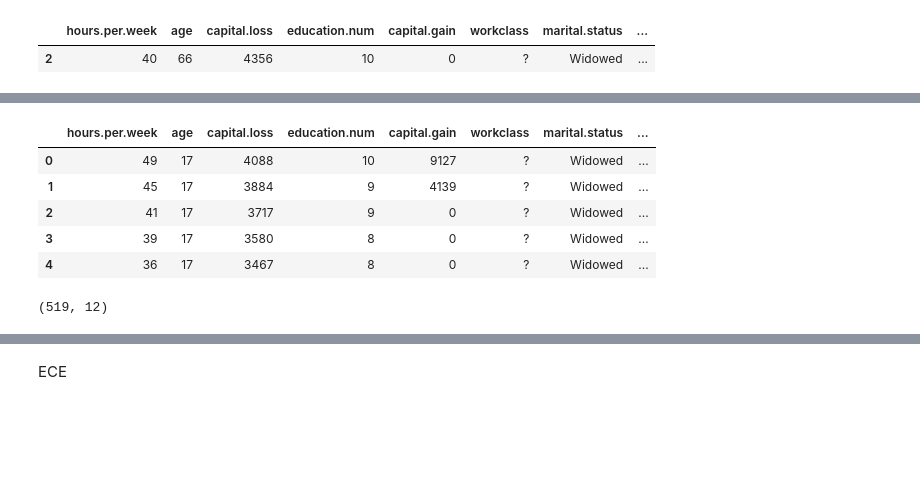
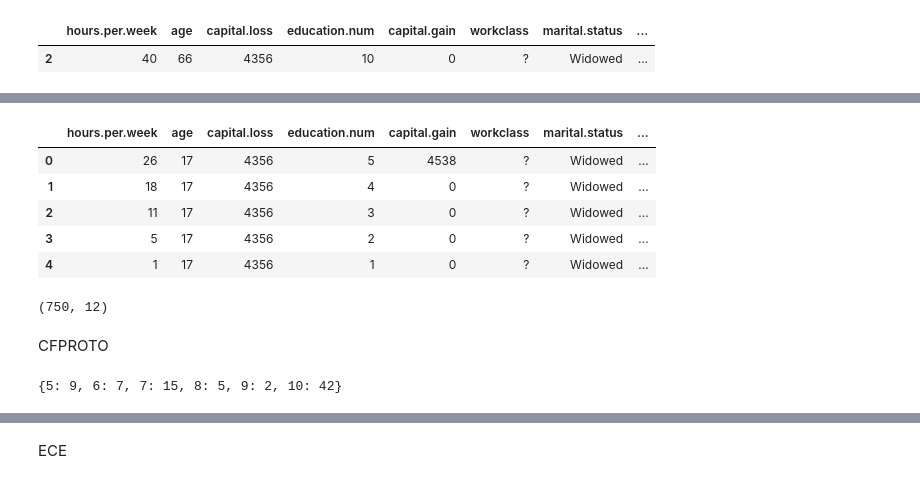
Before and after one commit to istepka/MCSECE, a Jupyter notebook: src/ensemble.ipynb, the cells around one changed output, grey strips where cells are left out. Drawn from its saved outputs; the diff is of its cells as text; code cells hidden in the pictures; blank space fills up the shorter version.

```diff
--- a/src/ensemble.ipynb
+++ b/src/ensemble.ipynb
@@ -36,8 +38,8 @@ dice_model = DiceModel(
     continuous_features=constr['continuous_features_nonsplit'],
     categorical_features=constr['categorical_features_nonsplit'],
     target=constr['target_feature'],
-    model_path='../models/adult_NN/',
-    backend='TF2',
+    model_path='../models/adult_RF.pkl',
+    backend='sklearn',
     func='ohe-min-max',
 )
 
@@ -63,10 +65,4 @@ all_counterfactuals.head(5)
 # %%
-import alibi
-import tensorflow as tf
-from alibi.explainers import Counterfactual
-
-tf.compat.v1.disable_eager_execution()
-
 
 # Transform dataset to sparse
 train_dataset_sparse = transform_to_sparse(
@@ -84,20 +80,3 @@ train_dataset_sparse_normalized = min_max_normalization(
 )
 
 query_instance_sparse_normalized = train_dataset_sparse_normalized[instance_to_explain_index:instance_to_explain_index+1]
-
-
-
-# Define the model
-model = tf.keras.models.load_model('../models/adult_NN/')
-
-shape = query_instance_sparse_normalized.shape
-
-
-cf = Counterfactual(model, shape, distance_fn='l1', target_proba=1.0,
-                    target_class='other', max_iter=1000, early_stop=50, lam_init=1e-1,
-                    max_lam_steps=15, tol=0.3, learning_rate_init=0.1,
-                    feature_range=(0, 1), eps=0.1, init='identity',
-                    decay=True, write_dir=None, debug=False)
-
-# Get Explanation
-explanation = cf.explain(query_instance_sparse_normalized)
@@ -105,0 +83,5 @@ WARNING:tensorflow:From c:\ProgramData\Anaconda3\envs\cf\lib\site-packages\alibi
+# %%
+from alibi_impl import AlibiWachter
+
+model = AlibiWachter('../models/adult_RF.pkl', 'sklearn', query_instance_sparse_normalized.shape)
+explanation = model.generate_counterfactuals(query_instance_sparse_normalized)
@@ -107,41 +91,46 @@ WARNING:tensorflow:From c:\ProgramData\Anaconda3\envs\cf\lib\site-packages\alibi
 wachter_counterfactuals = []
 for key, lst in explanation['data']['all'].items():
     if lst:
         for cf in lst:
             wachter_counterfactuals.append(cf['X'])
 
-wachter_counterfactuals = np.array(wachter_counterfactuals).reshape(-1, shape[1])
+wachter_counterfactuals = np.array(wachter_counterfactuals).reshape(-1, query_instance_sparse_normalized.shape[1])
 
 wachter_counterfactuals_df = pd.DataFrame(wachter_counterfactuals, columns=constr['features_order_after_split'])
 
 # Inverse min-max normalization
 wachter_counterfactuals_df = inverse_min_max_normalization(
     _df=wachter_counterfactuals_df,
     original_df=train_dataset.drop(columns="income"),
     continuous_features=constr['continuous_features_nonsplit']
 )
 
 # Inverse transform to sparse
 wachter_counterfactuals_df = inverse_transform_to_sparse(
     sparse_df=wachter_counterfactuals_df,
     original_df=train_dataset.drop(columns="income"),
     categorical_features=constr['categorical_features_nonsplit'],
     continuous_features=constr['continuous_features_nonsplit']
 )
 
 wachter_counterfactuals_df['explainer'] = 'wachter'
 
-all_counterfactuals = pd.concat([all_counterfactuals, wachter_counterfactuals_df], ignore_index=True)
+# Reduce number of Wachter counterfactuals because they are almost the same
+sampled_wachter_cfs = wachter_counterfactuals_df.sample(40)
+
+all_counterfactuals = pd.concat([all_counterfactuals, sampled_wachter_cfs], ignore_index=True)
 
 wachter_counterfactuals_df.head(5)
 # %% [output]
 |  | hours.per.week | age | capital.loss | education.num | capital.gain | workclass | marital.status | ... |
-| 0 | 49 | 17 | 4088 | 10 | 9127 | ? | Widowed | ... |
-| 1 | 45 | 17 | 3884 | 9 | 4139 | ? | Widowed | ... |
-| 2 | 41 | 17 | 3717 | 9 | 0 | ? | Widowed | ... |
-| 3 | 39 | 17 | 3580 | 8 | 0 | ? | Widowed | ... |
-| 4 | 36 | 17 | 3467 | 8 | 0 | ? | Widowed | ... |
+| 0 | 26 | 17 | 4356 | 5 | 4538 | ? | Widowed | ... |
+| 1 | 18 | 17 | 4356 | 4 | 0 | ? | Widowed | ... |
+| 2 | 11 | 17 | 4356 | 3 | 0 | ? | Widowed | ... |
+| 3 | 5 | 17 | 4356 | 2 | 0 | ? | Widowed | ... |
+| 4 | 1 | 17 | 4356 | 1 | 0 | ? | Widowed | ... |
 # %%
 wachter_counterfactuals_df.shape
 # %% [output]
-(519, 12)
+(750, 12)
+# %% [markdown]
+CFPROTO
@@ -147,0 +144,9 @@ wachter_counterfactuals_df.shape
+# %%
+cat_vars_ord = {}
+for i, cat in enumerate(constr['categorical_features_nonsplit']):
+    start_index = np.argwhere(cat == train_dataset.columns.to_numpy())[0][0]
+    unique = len(np.unique(train_dataset[cat]))
+    cat_vars_ord[start_index] = unique
+print(cat_vars_ord)
+# %% [output]
+{5: 9, 6: 7, 7: 15, 8: 5, 9: 2, 10: 42}
```
Also changed, not shown: parts of 22 cells of this notebook, 11 other files.
